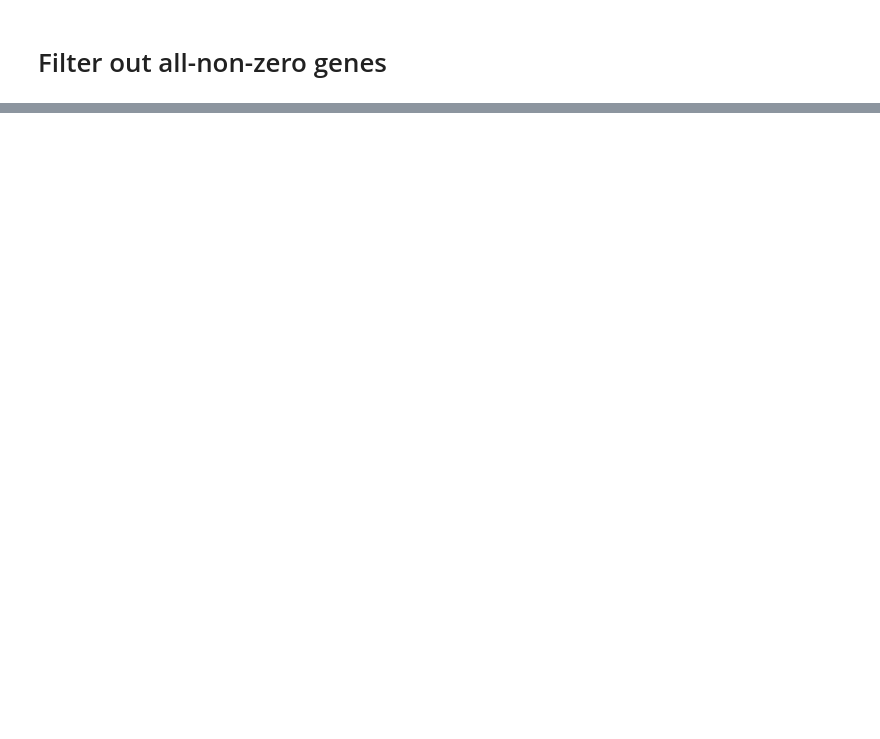
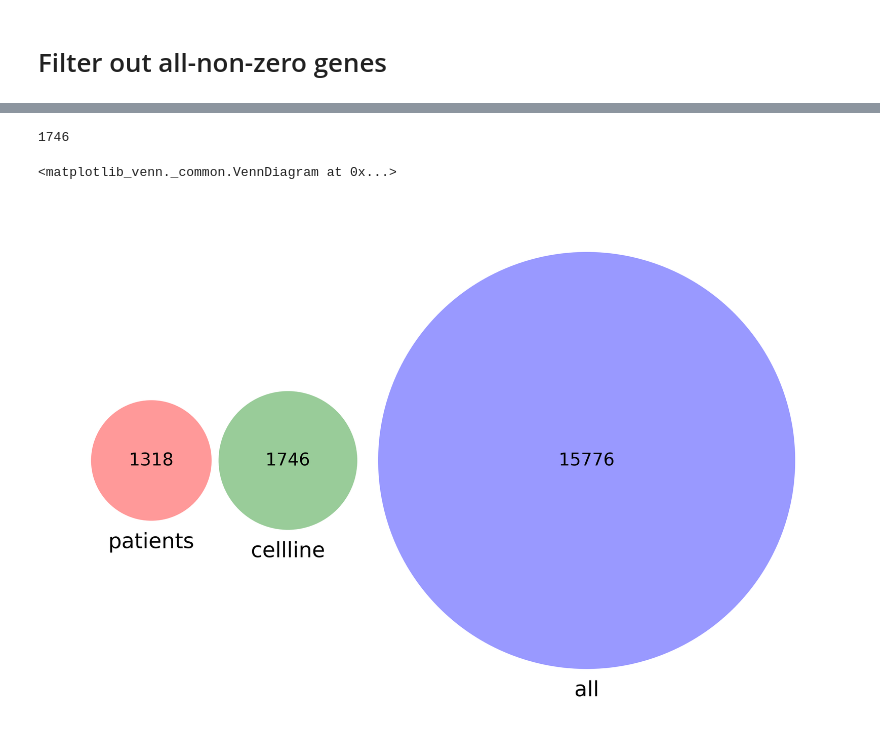
Before and after one commit to thu1911/snv, a Jupyter notebook: analysis/GSE57872_pvalue_cell_line.ipynb, the cells around one changed output, grey strips where cells are left out. Drawn from its saved outputs; the diff is of its cells as text; code cells hidden in the pictures; blank space fills up the shorter version.

```diff
--- a/analysis/GSE57872_pvalue_cell_line.ipynb
+++ b/analysis/GSE57872_pvalue_cell_line.ipynb
@@ -53,0 +185,50 @@ label_all
+# %%
+# filter furthur
+pair_cellline_filtered = set()
+for i in only_cellline:
+    gene_id = i.split('____')[0]
+    snv_id = i.split('____')[1]
+    df_tmp = pd.DataFrame({'gene':gene_cellline.loc[gene_id,:],'snv':snv_cellline.loc[snv_id,:]})
+    if((df_tmp[df_tmp.gene > 0].snv.value_counts() >20).sum() == 2):
+        pair_cellline_filtered.add(i)
+
+# filter furthur
+pair_patients_filtered = set()
+for i in only_patients:
+    gene_id = i.split('____')[0]
+    snv_id = i.split('____')[1]
+    df_tmp = pd.DataFrame({'gene':gene_patients.loc[gene_id,:],'snv':snv_patients.loc[snv_id,:]})
+    if((df_tmp[df_tmp.gene > 0].snv.value_counts() >20).sum() == 2):
+        pair_patients_filtered.add(i)
+
+# filter furthur
+pair_all_filtered = set()
+for i in only_all:
+    gene_id = i.split('____')[0]
+    snv_id = i.split('____')[1]
+    df_tmp = pd.DataFrame({'gene':gene_all.loc[gene_id,:],'snv':snv_all.loc[snv_id,:]})
+    if((df_tmp[df_tmp.gene > 0].snv.value_counts() >20).sum() == 2):
+        pair_all_filtered.add(i)
+# %%
+len(pair_cellline_filtered)
+# %% [output]
+1746
+# %%
+# only
+only_all_filtered = pair_all_filtered - pair_patients_filtered - pair_cellline_filtered
+only_patients_filtered = pair_patients_filtered -  pair_cellline_filtered - pair_all_filtered
+only_cellline_filtered = pair_cellline_filtered -  pair_patients_filtered - pair_all_filtered
+# all
+all_all_filtered = pair_all_filtered.intersection(pair_patients_filtered).intersection(pair_cellline_filtered)
+# two
+two_all__patients_filtered = pair_all_filtered.intersection(pair_patients_filtered) - all_all_filtered
+two_all__cellline_filtered = pair_all_filtered.intersection(pair_cellline_filtered) - all_all_filtered
+two_patients__cellline_filtered = pair_patients_filtered.intersection(pair_cellline_filtered) - all_all_filtered
+# %%
+venn3(subsets = (len(only_patients_filtered), len(only_cellline_filtered), len(two_patients__cellline_filtered),
+                 len(only_all_filtered),len(two_all__patients_filtered),
+                 len(two_all__cellline_filtered),len(all_all_filtered)),
+      set_labels = ('patients', 'cellline', 'all'))
+# %% [output]
+<matplotlib_venn._common.VennDiagram at 0x...>
+[figure, added]
```
Also changed, not shown: parts of 24 cells of this notebook.
